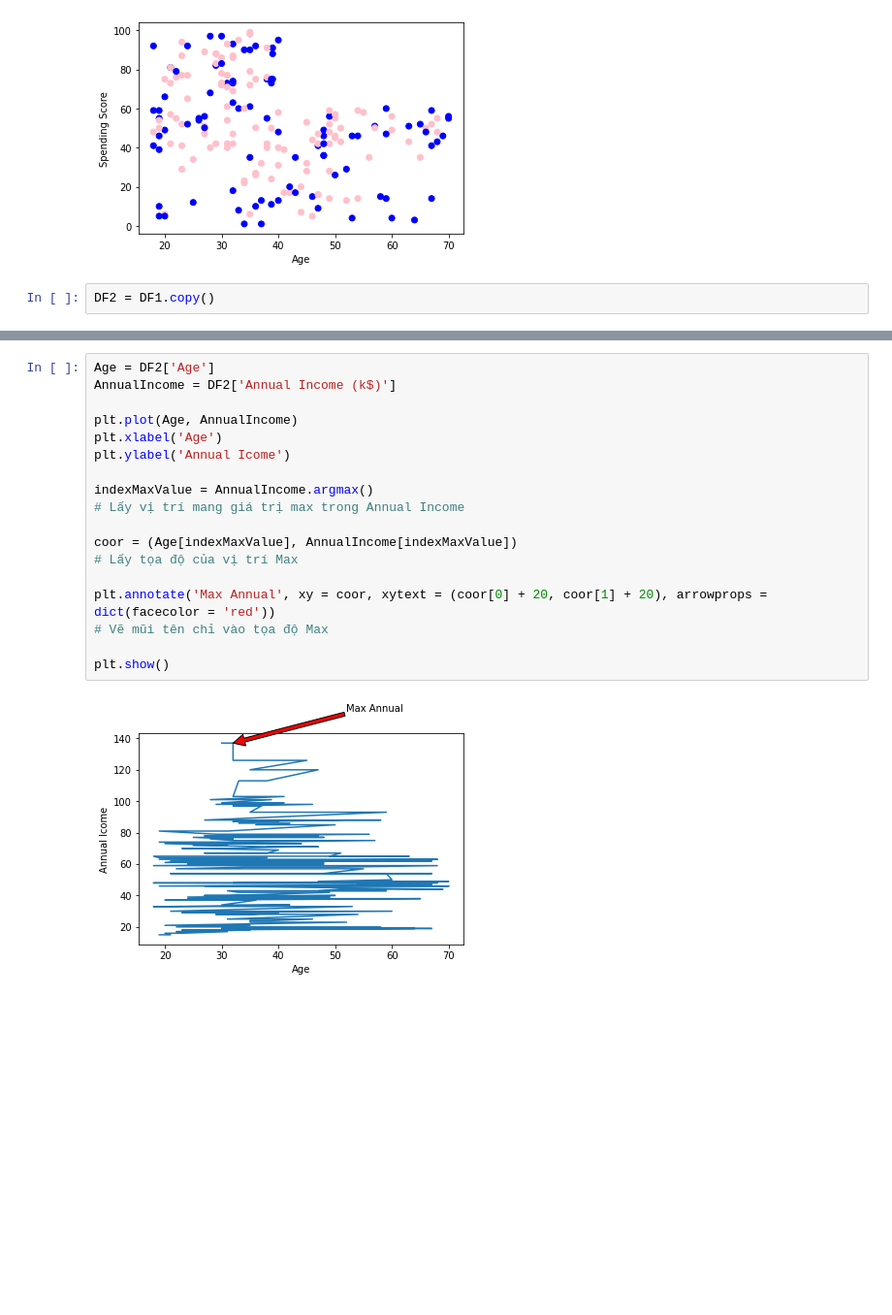
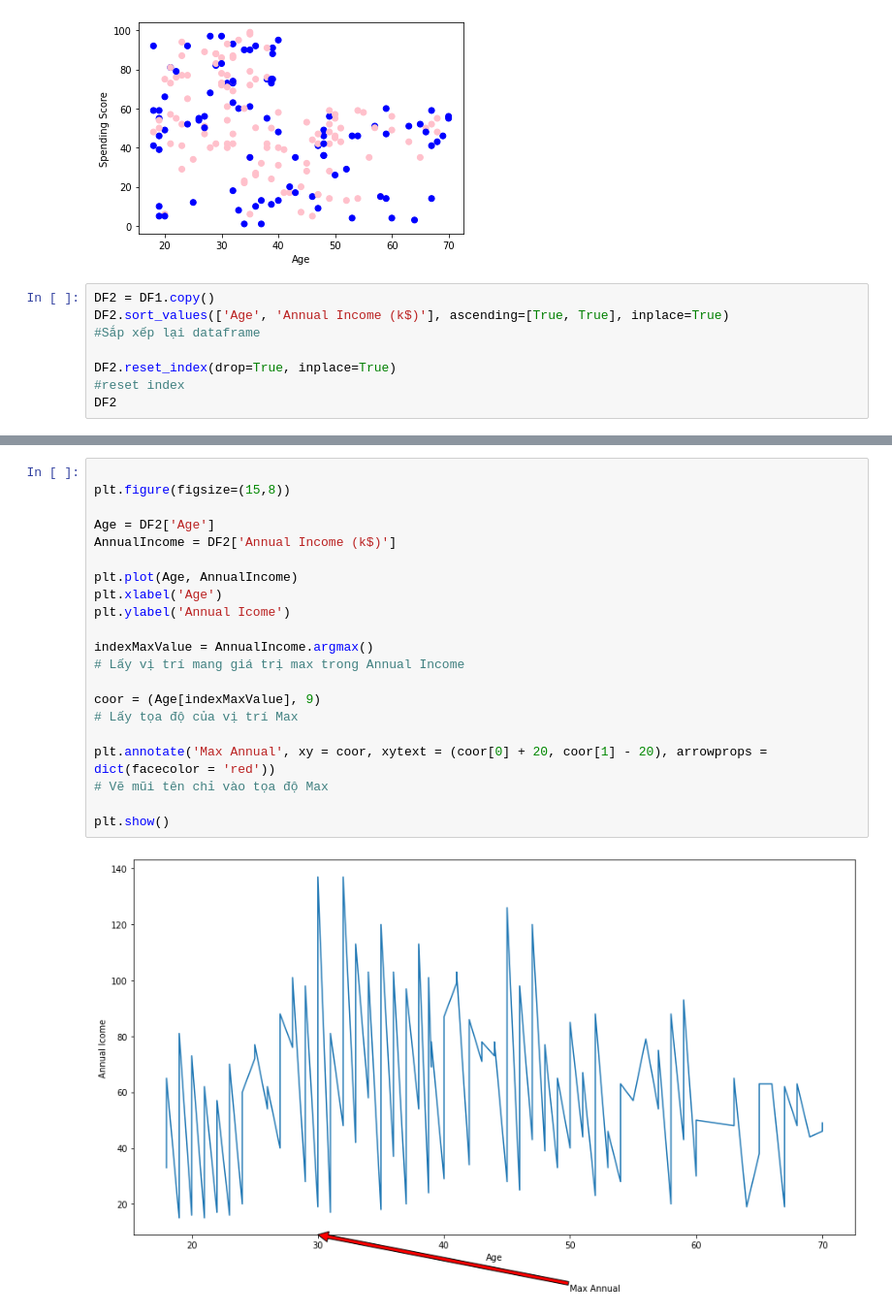
Before and after one commit to mfnintd/Python_HIT, a Jupyter notebook: Buoi8/Bai1.ipynb, the cells around one changed output, grey strips where cells are left out. Shown: that part at 97% size. Saved outputs shown, nothing was run; the diff lists cells and outputs as text; blank space fills up the shorter version.

```diff
--- a/Buoi8/Bai1.ipynb
+++ b/Buoi8/Bai1.ipynb
@@ -89,3 +89,9 @@ plt.show()
 [figure]
 # %%
 DF2 = DF1.copy()
+DF2.sort_values(['Age', 'Annual Income (k$)'], ascending=[True, True], inplace=True)
+#Sắp xếp lại dataframe
+
+DF2.reset_index(drop=True, inplace=True)
+#reset index
+DF2
@@ -92,20 +112,23 @@ DF2 = DF1.copy()
 # %%
+
+plt.figure(figsize=(15,8))
+
 Age = DF2['Age']
 AnnualIncome = DF2['Annual Income (k$)']
 
 plt.plot(Age, AnnualIncome)
 plt.xlabel('Age')
 plt.ylabel('Annual Icome')
 
 indexMaxValue = AnnualIncome.argmax()
 # Lấy vị trí mang giá trị max trong Annual Income
 
-coor = (Age[indexMaxValue], AnnualIncome[indexMaxValue])
+coor = (Age[indexMaxValue], 9)
 # Lấy tọa độ của vị trí Max
 
-plt.annotate('Max Annual', xy = coor, xytext = (coor[0] + 20, coor[1] + 20), arrowprops = dict(facecolor = 'red'))
+plt.annotate('Max Annual', xy = coor, xytext = (coor[0] + 20, coor[1] - 20), arrowprops = dict(facecolor = 'red'))
 # Vẽ mũi tên chỉ vào tọa độ Max
 
 plt.show()
 # %% [output]
-[figure, old version]
+[figure, new version]
```
Also changed, not shown: parts of 1 cell of this notebook.
